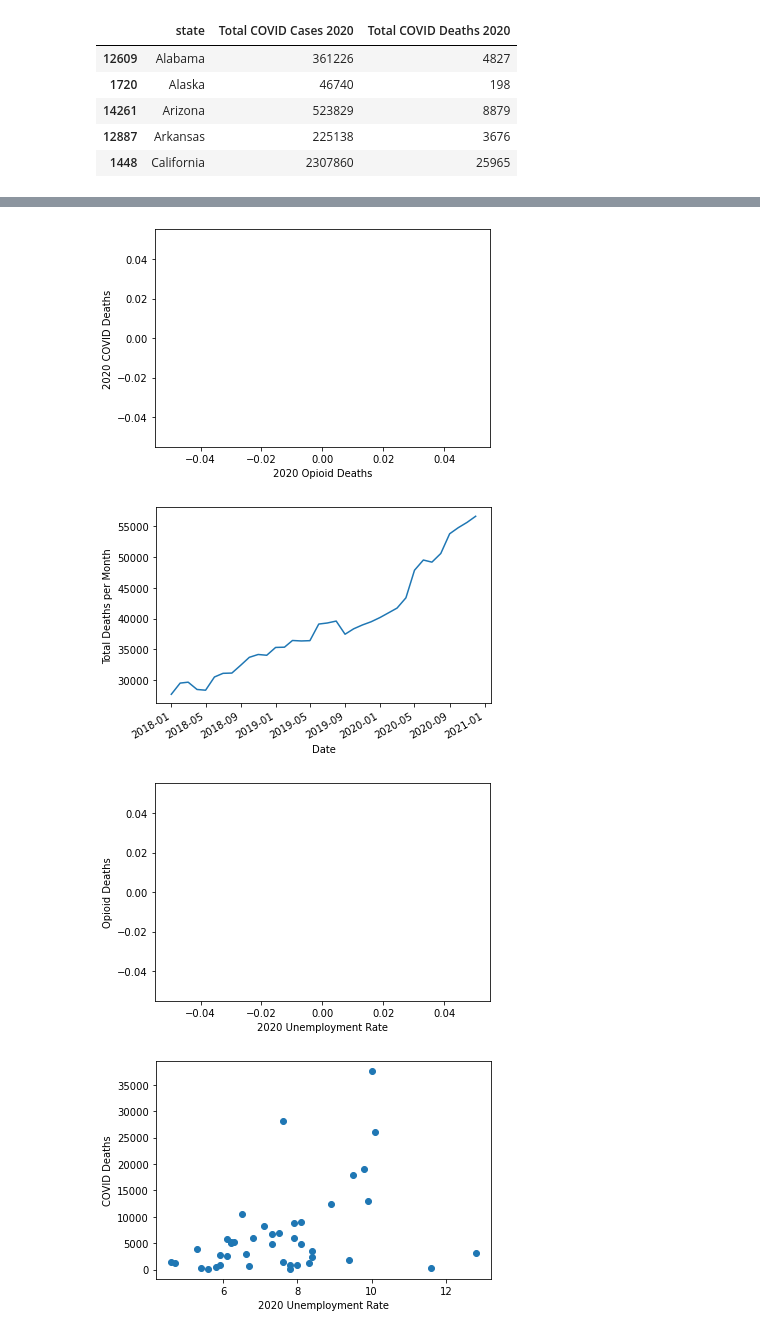
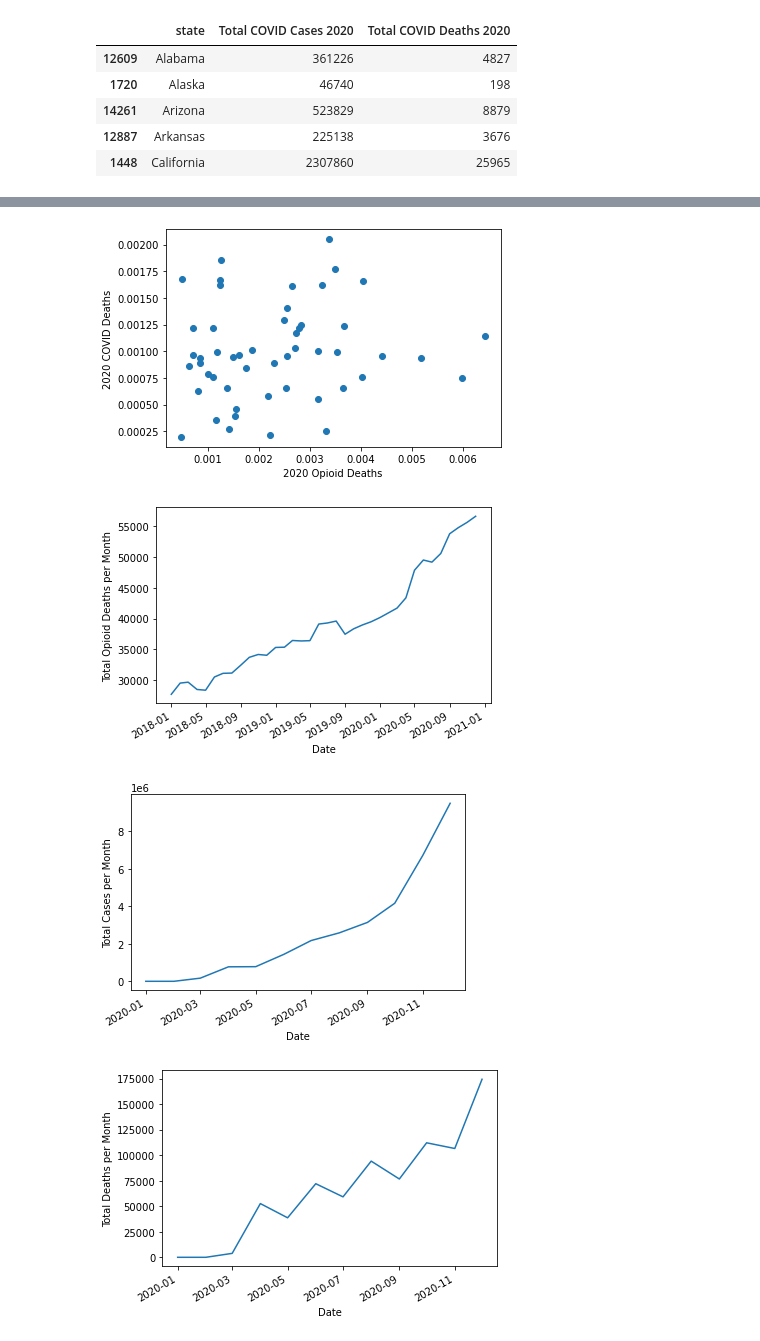
Before and after one commit to AM-Mahon/data-mining-semester-project, a Jupyter notebook: Data Cleaning Template.ipynb, the cells around one changed output, grey strips where cells are left out. Saved outputs shown, nothing was run; the diff lists cells and outputs as text; code cells hidden in the pictures.

```diff
--- a/Data Cleaning Template.ipynb
+++ b/Data Cleaning Template.ipynb
@@ -624,0 +567,19 @@ dfcluster
+# %%
+# Census Race Data
+# get all the columns by state
+
+# i'm breaking this up into each single race and then two+ as just one category (too many combinations when you get to 3+ races)
+dfCensusbyState = dfCensus.iloc[:,2:11]
+# here's the state column from earlier when I got the total population of each state
+dfCensusbyState.insert(loc=0, column='State', value=dfCensus.iloc[:,-1])
+censusbystatecols = list(dfCensusbyState.columns.values)
+
+for x in censusbystatecols:
+    if x != 'State':
+        dfCensusbyState = dfCensusbyState.astype({x: int})
+        dfCensusbyState[x] = (dfCensusbyState.groupby([pd.Grouper(key='State')])[x].transform('sum'))
+
+dfCensusbyState = dfCensusbyState.drop_duplicates()
+dfCensusbyState = dfCensusbyState[(dfCensusbyState['State'] != "Puerto Rico")]
+dfCensusbyState = dfCensusbyState.set_index('State')
+dfCensusbyState.head()
@@ -700,45 +792,43 @@ kurtosis = 14.610114
 #         covidopioidplot2020(state)
 
 # time plot for deaths for opioid over time for all states' data combined
 covidopioidplot2020("All")
 
 # scatterplot opioid vs covid per capita by state
-scatterplot(dfpercapita['OpioidDeathsPerCapita'], dfpercapita['C19DeathsPerCapita'], "2020 Opioid Deaths", "2020 COVID Deaths")
+scatterplot(df_analysis['Opioid Deaths Per Capita'], df_analysis['COVID Deaths Per Capita'], "2020 Opioid Deaths", "2020 COVID Deaths")
 
 # opioid deaths over time
-timeplot(df_18_20_Opioid['Date'], df_18_20_Opioid['Total Deaths per Month'], "Date", "Total Deaths per Month")
+timeplot(df_18_20_Opioid['Date'], df_18_20_Opioid['Total Deaths per Month'], "Date", "Total Opioid Deaths per Month")
 
 
-# xdata = dfCOVIDbyMonth.copy()
-# dfCOVIDbyMonth = dfCOVIDbyMonth.set_index('date')
-# timeplot(xdata['date'], dfCOVIDbyMonth['Total Monthly COVID Cases'], "Date", "Total Cases per Month")
-# timeplot(xdata['date'], dfCOVIDbyMonth['Total Monthly COVID Deaths'], "Date", "Total Deaths per Month")
+xdata = dfCOVIDbyMonth.copy()
+dfCOVIDbyMonth = dfCOVIDbyMonth.set_index('date')
+timeplot(xdata['date'], dfCOVIDbyMonth['Total Monthly COVID Cases'], "Date", "Total Cases per Month")
+timeplot(xdata['date'], dfCOVIDbyMonth['Total Monthly COVID Deaths'], "Date", "Total Deaths per Month")
 
 # # employement on scatter plot, one with opioid one with covid
-scatterplot(dfUnemployment2020["Unemployment_rate_2020"], dfOpioid2020['Total Opioid Deaths 2020'], "2020 Unemployment Rate", "Opioid Deaths")
-scatterplot(dfUnemployment2020["Unemployment_rate_2020"], dfCOVID2020['Total COVID Deaths 2020'], "2020 Unemployment Rate", "COVID Deaths")
-scatterplot(dfUnemployment2020["Unemployment_rate_2020"], dfCOVID2020['Total COVID Cases 2020'], "2020 Unemployment Rate", "COVID Cases")
+scatterplot(df_analysis["Unemployment_rate_2020"], df_analysis['Opioid Deaths'], "2020 Unemployment Rate", "Opioid Deaths")
+scatterplot(df_analysis["Unemployment_rate_2020"], df_analysis['COVID Deaths'], "2020 Unemployment Rate", "COVID Deaths")
+scatterplot(df_analysis["Unemployment_rate_2020"], df_analysis['COVID Cases'], "2020 Unemployment Rate", "COVID Cases")
 
 # # race and unemployment connecting to opioid overdose deaths
 # scatterplot(x_data, y_data, "Race Employment", "Opioid Deaths")
 # scatterplot(x_data, y_data, "Race Employment", "Opioid Deaths")
 # scatterplot(x_data, y_data, "Race Employment", "Opioid Deaths")
 # scatterplot(x_data, y_data, "Race Employment", "Opioid Deaths")
 # scatterplot(x_data, y_data, "Race Employment", "Opioid Deaths")
 
 
 # # race and unemployement connecting to covid deaths
 # scatterplot(x_data, y_data, "Race Employment", "COVID Deaths")
 # scatterplot(x_data, y_data, "Race Employment", "COVID Deaths")
 # scatterplot(x_data, y_data, "Race Employment", "COVID Deaths")
 # scatterplot(x_data, y_data, "Race Employment", "COVID Deaths")
 # scatterplot(x_data, y_data, "Race Employment", "COVID Deaths")
 # scatterplot(x_data, y_data, "Race Employment", "COVID Deaths")
-
-# arcgis mapping??
 # %% [output]
 [figure]
-[figure, old version]
+[figure, new version]
-[figure, old version]
+[figure, new version]
-[figure, old version]
+[figure, new version]
-[figure, old version]
+[figure, new version]
```
Also changed, not shown: parts of 48 cells of this notebook.
